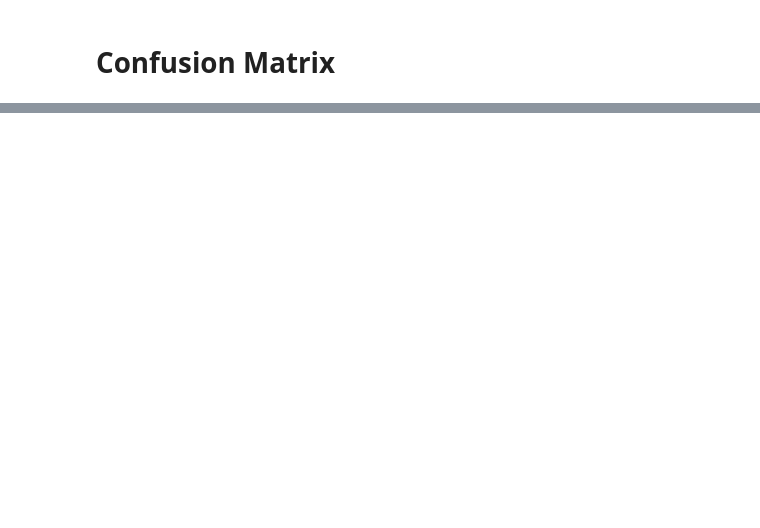
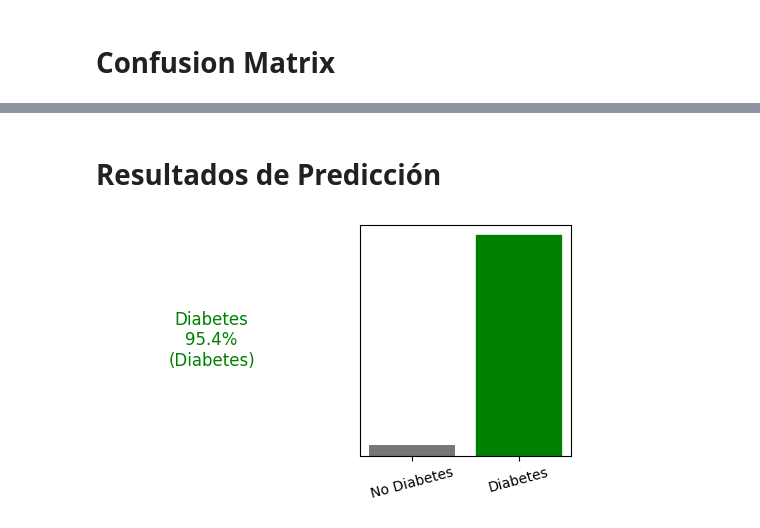
Before and after one commit to mariana-1004/DeteccionDiabetes, a Jupyter notebook: Codigo/Codigo.ipynb, the cells around one changed output, grey strips where cells are left out. Saved outputs shown, nothing was run; the diff lists cells and outputs as text; code cells hidden in the pictures; blank space fills up the shorter version.

```diff
--- a/Codigo/Codigo.ipynb
+++ b/Codigo/Codigo.ipynb
@@ -193,0 +214,4 @@ plt.show()
+# %%
+model.load_weights("/content/drive/MyDrive/DiabetesModel/checkpoint.weights.h5")
+
+predictions = model.predict(X_test_scaled)
@@ -193,0 +259,12 @@ plt.show()
+# %% [markdown]
+# **Resultados de Predicción**
+# %%
+i = 0
+plt.figure(figsize=(6, 3))
+plt.subplot(1, 2, 1)
+plot_paciente(i, predictions, y_test)
+plt.subplot(1, 2, 2)
+plot_value_array(i, predictions, y_test)
+plt.show()
+# %% [output]
+[figure, added]
```
Also changed, not shown: parts of 14 cells of this notebook, 1 other file.
